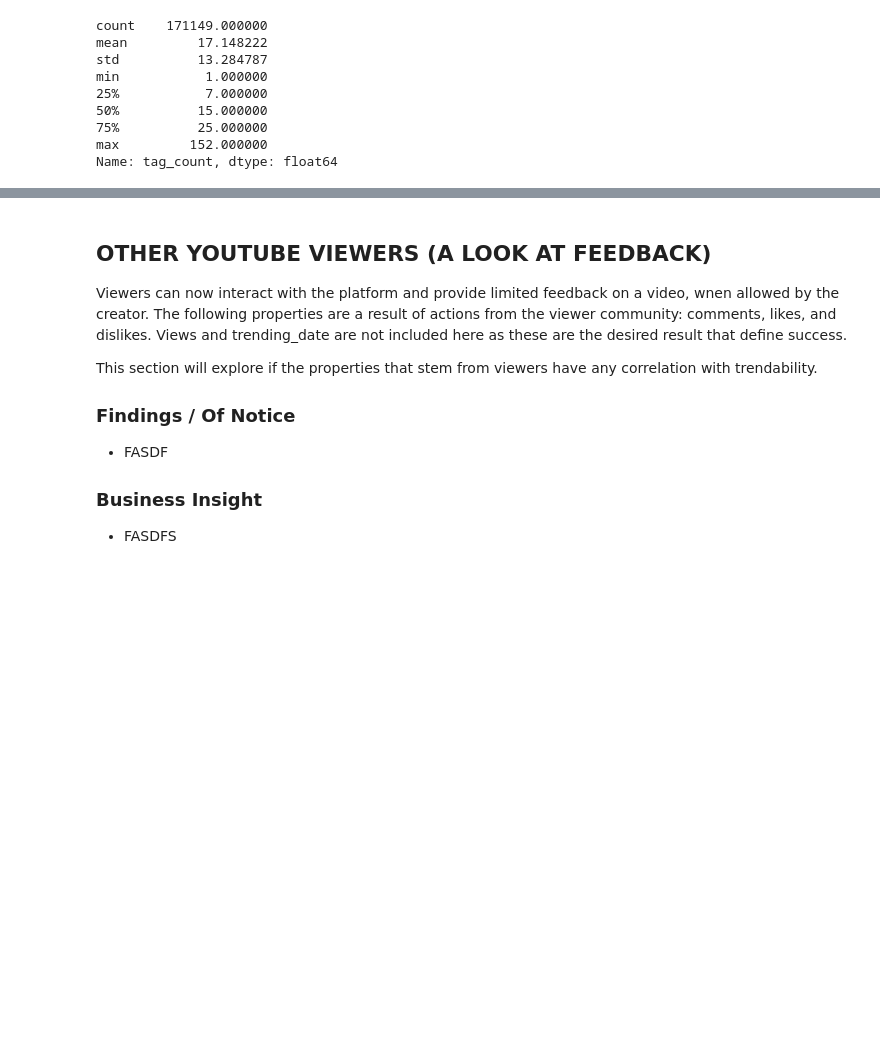
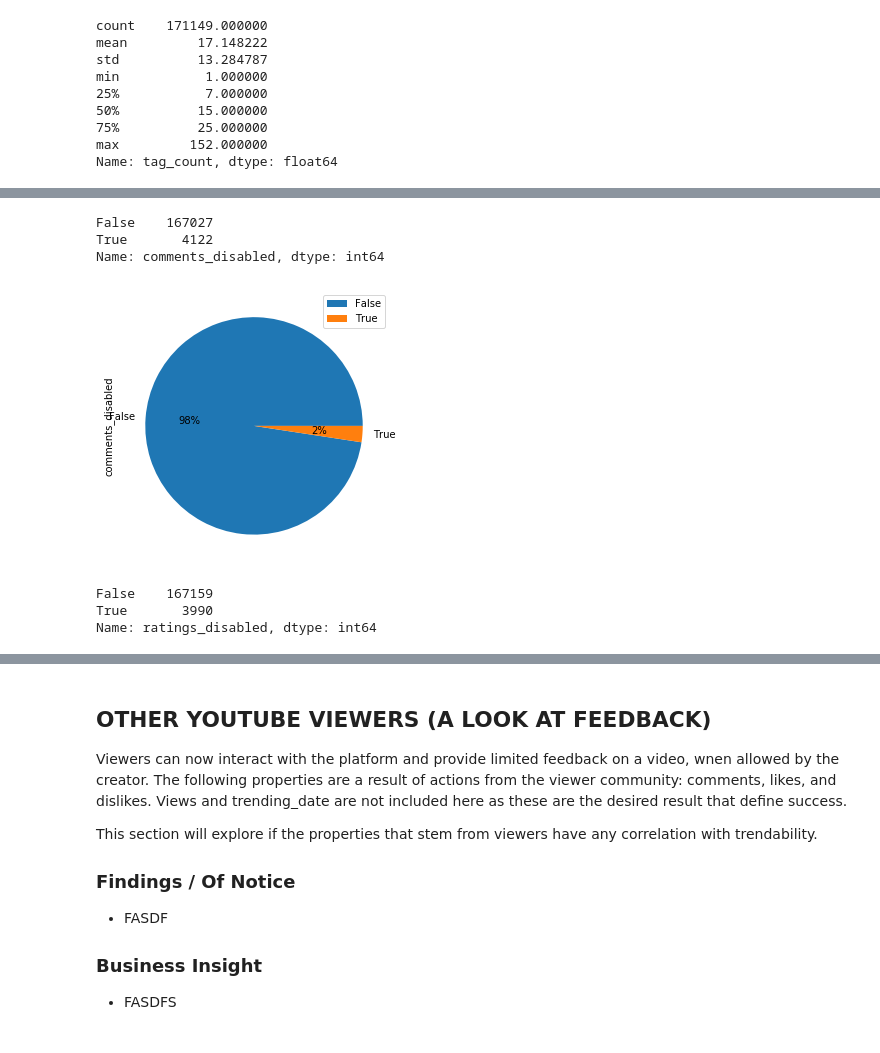
Before and after one commit to rachelleperez/Youtube-Trending, a Jupyter notebook: YoutubeTrendingVideos.ipynb, the cells around one changed output, grey strips where cells are left out. Cells and saved outputs as stored; diff of their text form; code cells hidden in the pictures; blank space fills up the shorter version.

Commit message:
Pie Chart - Ratings Disabled

```diff
--- a/YoutubeTrendingVideos.ipynb
+++ b/YoutubeTrendingVideos.ipynb
@@ -342,8 +342,6 @@ df.head()
 | 2 | irIZRH3JlIw | 2017-11-14 | لقجع يثور في وجه الإتحاد الإيفوار... | أخبار اليوم | 25 | News & Politics | 2017-11-12 | 19:08:08 | ... |
 | 3 | SnHtzkQZggA | 2017-11-14 | عروس اسطنبول | اعلان الحلقة 25 | ... | تركييتنا - bizim Türkiye | 1 | Film & Animation | 2017-11-13 | 19:58:33 | ... |
 | 4 | u6EoWM2KMPE | 2017-11-14 | Portokalli, 12 Nentor 2017 - Poli... | Top Channel Albania | 23 | Comedy | 2017-11-13 | 13:33:26 | ... |
-# %%
-df = df.drop(columns=['tag_number'])
 # %%
 # Tag count vs views
 
@@ -372,0 +375,25 @@ Name: tag_count, dtype: float64
+# %%
+# open to comments? - count
+
+comments_disabled_count = df['comments_disabled'].value_counts()
+print(comments_disabled_count)
+# %% [output]
+False    167027
+True       4122
+Name: comments_disabled, dtype: int64
+# %%
+# open to comments? - proportion
+
+df2 = pd.DataFrame(comments_disabled_count)
+plot = df2.plot.pie(y='comments_disabled', figsize=(5, 5), autopct='%1.0f%%')
+# %% [output]
+[figure, added]
+# %%
+# open to ratings? - count
+
+ratings_disabled_count = df['ratings_disabled'].value_counts()
+print(ratings_disabled_count)
+# %% [output]
+False    167159
+True       3990
+Name: ratings_disabled, dtype: int64
```
Also changed, not shown: parts of 7 cells of this notebook.
